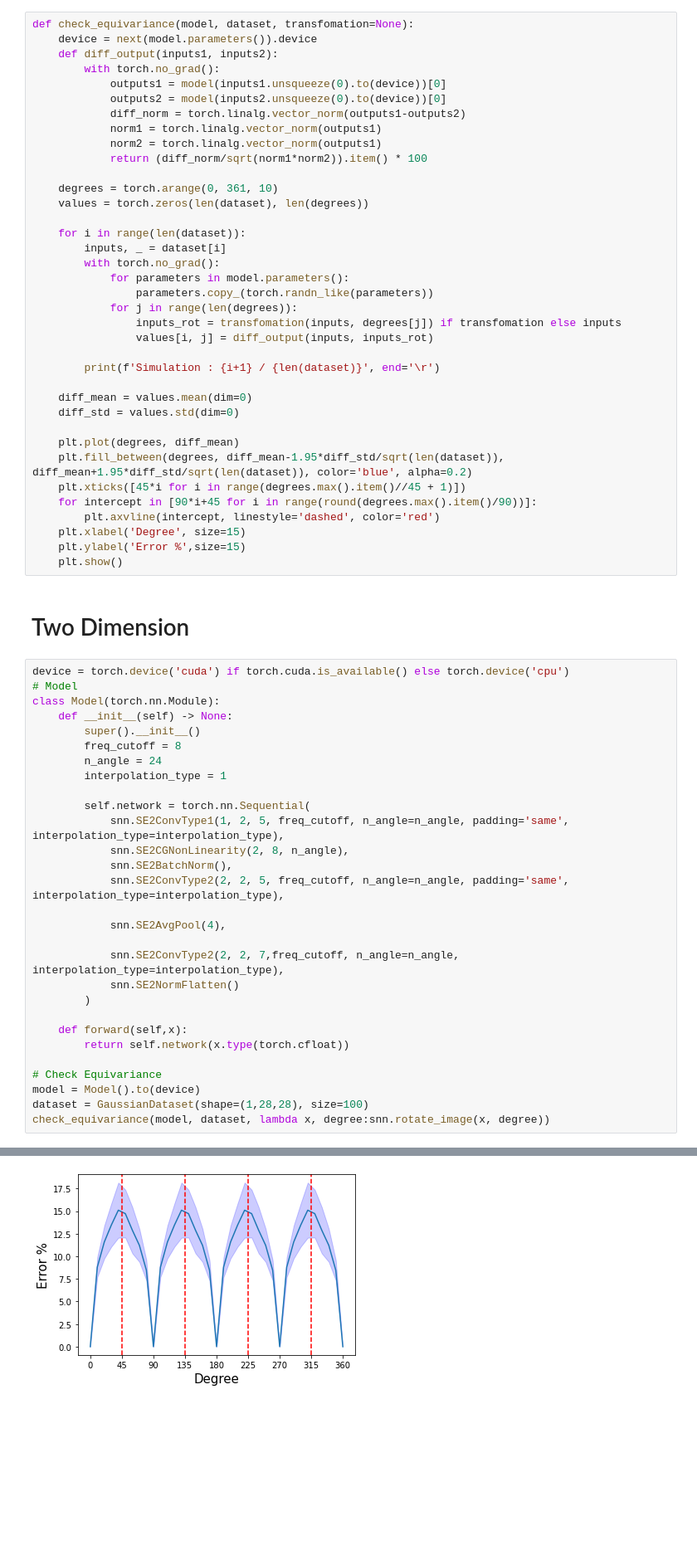
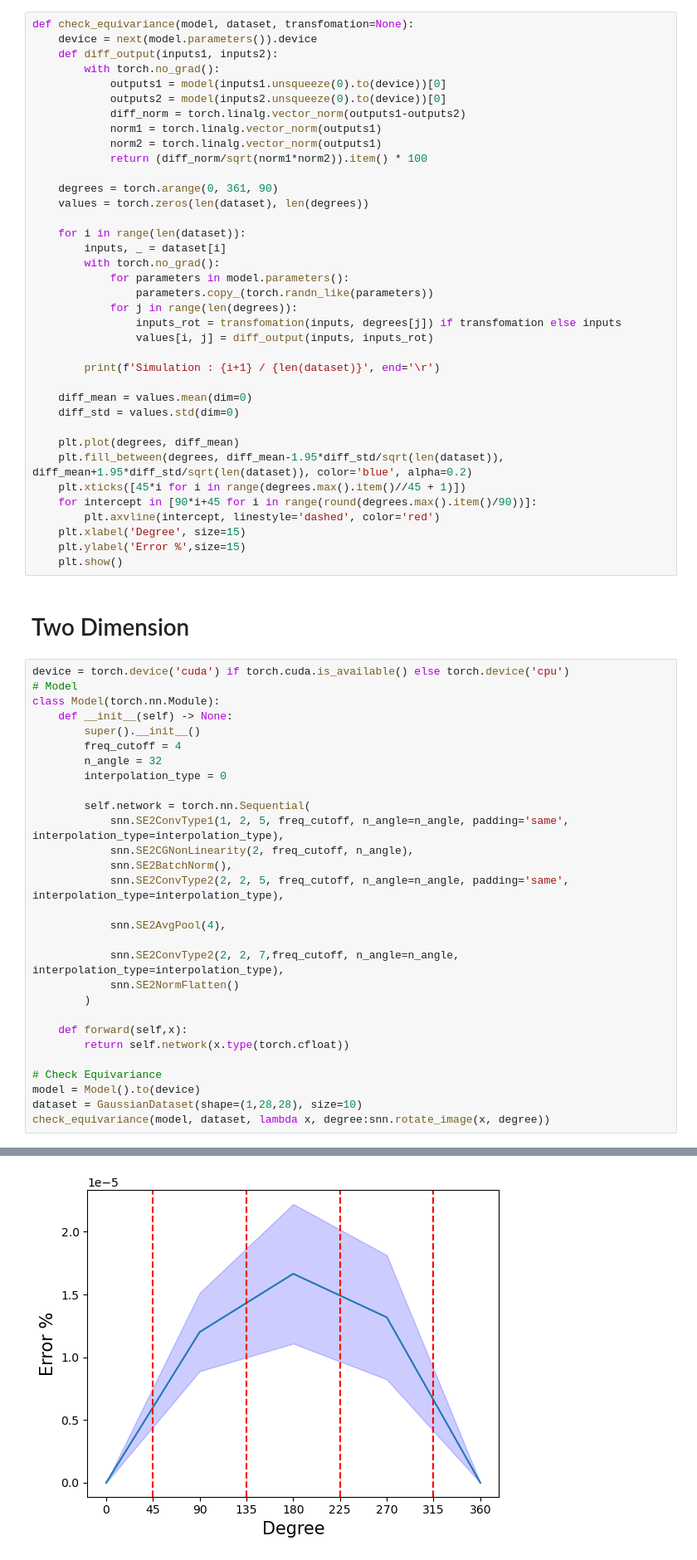
Before and after one commit to SoumyabrataKundu/Steerable, a Jupyter notebook: Equivariance.ipynb, the cells around one changed output, grey strips where cells are left out. Shown at 83% size. Cells and saved outputs as stored; diff of their text form; blank space fills up the shorter version.

```diff
--- a/Equivariance.ipynb
+++ b/Equivariance.ipynb
@@ -37,7 +37,7 @@ def check_equivariance(model, dataset, transfomation=None):
             norm2 = torch.linalg.vector_norm(outputs1)
             return (diff_norm/sqrt(norm1*norm2)).item() * 100
 
-    degrees = torch.arange(0, 361, 10)
+    degrees = torch.arange(0, 361, 90)
     values = torch.zeros(len(dataset), len(degrees))
 
     for i in range(len(dataset)):
@@ -70,13 +70,13 @@ device = torch.device('cuda') if torch.cuda.is_available() else torch.device('cp
 class Model(torch.nn.Module):
     def __init__(self) -> None:
         super().__init__()
-        freq_cutoff = 8
-        n_angle = 24
-        interpolation_type = 1
+        freq_cutoff = 4
+        n_angle = 32
+        interpolation_type = 0
 
         self.network = torch.nn.Sequential(
             snn.SE2ConvType1(1, 2, 5, freq_cutoff, n_angle=n_angle, padding='same', interpolation_type=interpolation_type),
-            snn.SE2CGNonLinearity(2, 8, n_angle),
+            snn.SE2CGNonLinearity(2, freq_cutoff, n_angle),
             snn.SE2BatchNorm(),
             snn.SE2ConvType2(2, 2, 5, freq_cutoff, n_angle=n_angle, padding='same', interpolation_type=interpolation_type),
 
@@ -91,6 +91,6 @@ class Model(torch.nn.Module):
 
 # Check Equivariance
 model = Model().to(device)
-dataset = GaussianDataset(shape=(1,28,28), size=100)
+dataset = GaussianDataset(shape=(1,28,28), size=10)
 check_equivariance(model, dataset, lambda x, degree:snn.rotate_image(x, degree))
 # %% [output]
@@ -98,4 +98,4 @@ Simulation : 100 / 100
-[figure, old version]
+[figure, new version]
 # %% [markdown]
 # Three Dimension
 # %%
```
Also changed, not shown: parts of 2 cells of this notebook, 1 other file.
